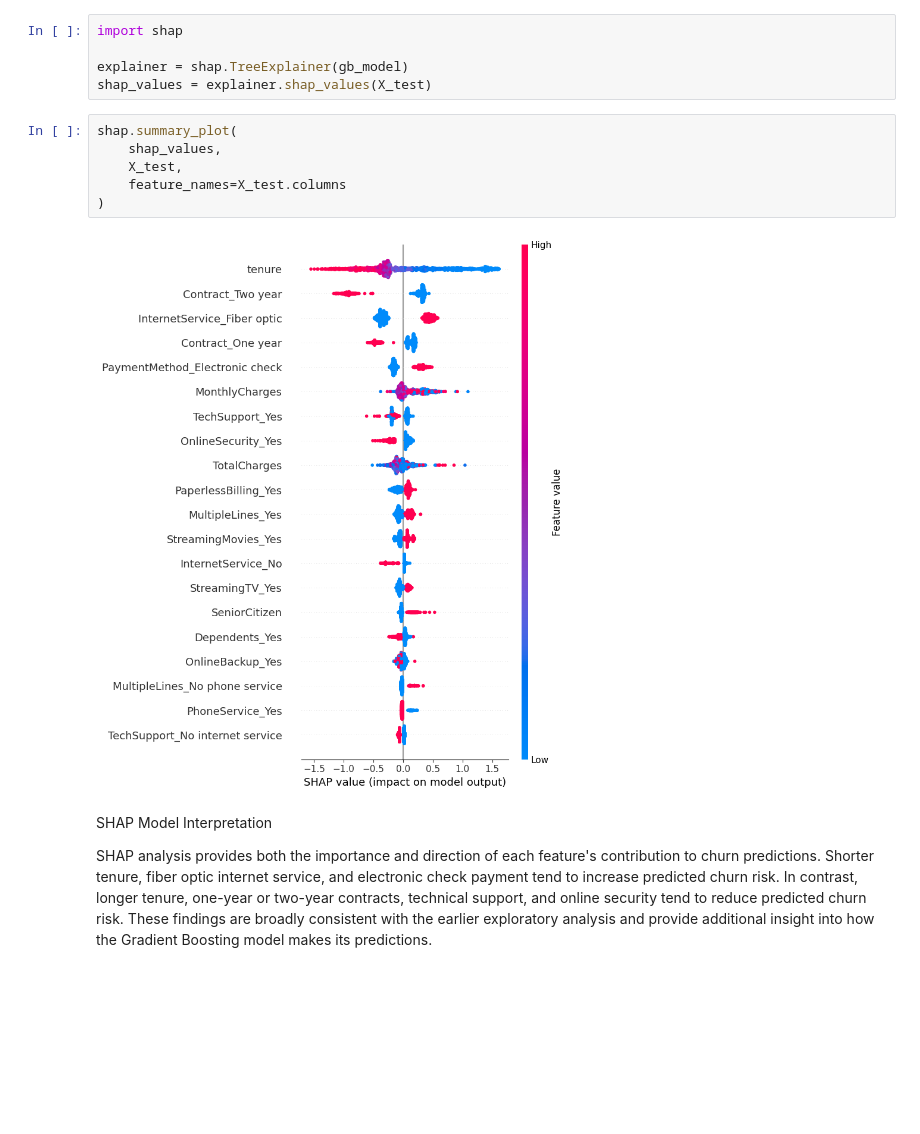
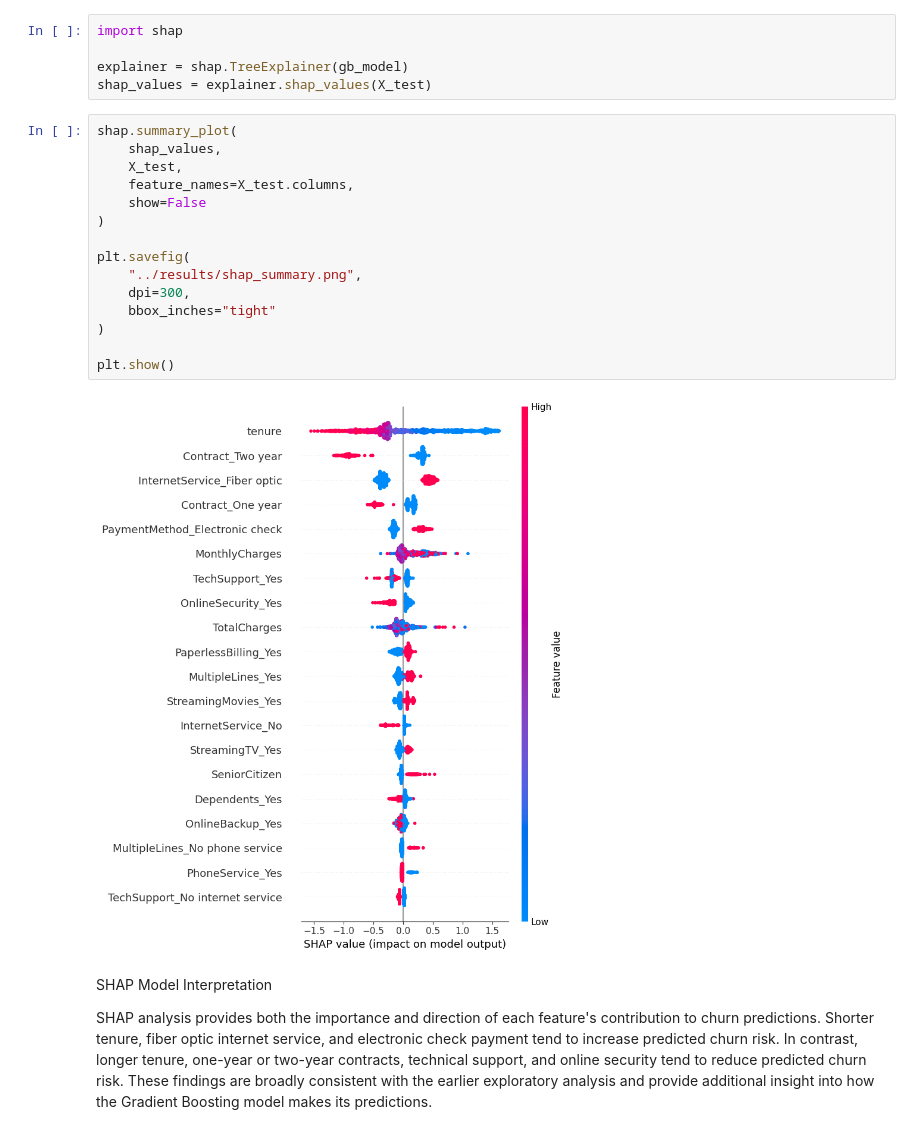
Before and after one commit to yutonging/customer-churn-prediction, a Jupyter notebook: notebooks/02_preprocessing.ipynb, the cells around one changed output. Drawn from its saved outputs; the diff is of its cells as text; blank space fills up the shorter version.

```diff
--- a/notebooks/02_preprocessing.ipynb
+++ b/notebooks/02_preprocessing.ipynb
@@ -642,11 +668,20 @@ shap_values = explainer.shap_values(X_test)
 # %%
 shap.summary_plot(
     shap_values,
     X_test,
-    feature_names=X_test.columns
+    feature_names=X_test.columns,
+    show=False
 )
+
+plt.savefig(
+    "../results/shap_summary.png",
+    dpi=300,
+    bbox_inches="tight"
+)
+
+plt.show()
 # %% [output]
-[figure, old version]
+[figure, new version]
 # %% [markdown]
 SHAP Model Interpretation
 
```
Also changed, not shown: parts of 4 cells of this notebook, 2 other files.
